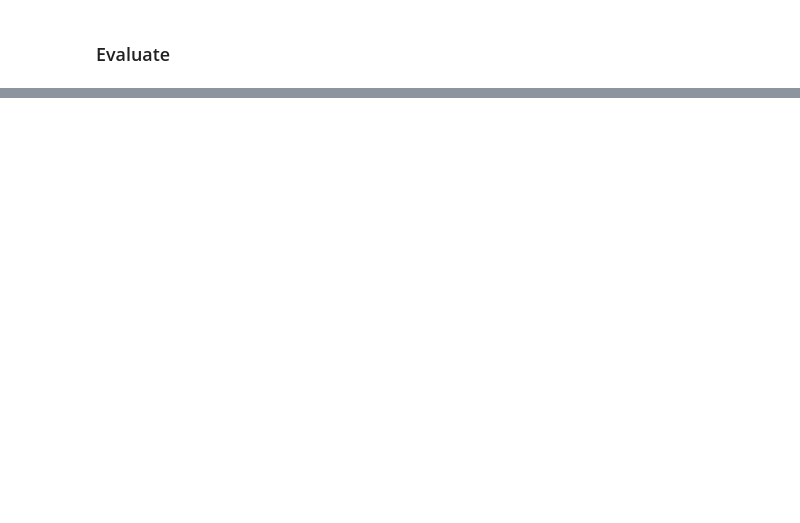
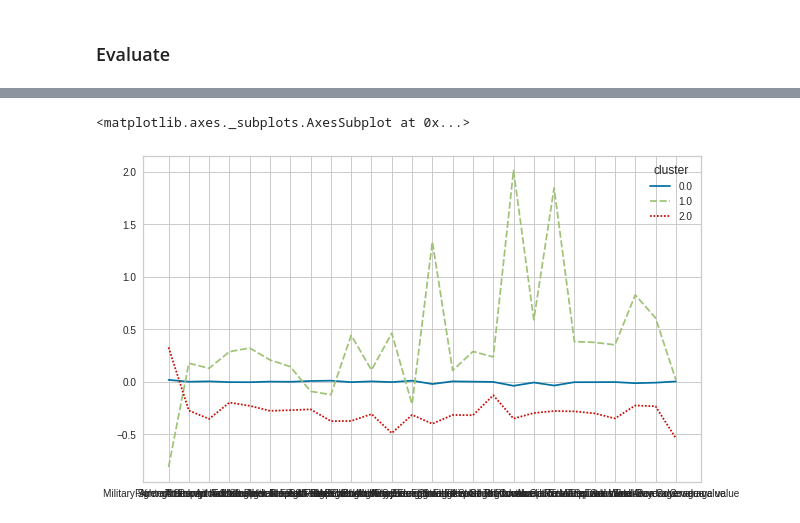
Before and after one commit to halit-vural/CW-Asg-HV-2022, a Jupyter notebook: CW-ML2-Asg4-military_power-C9807-Halit.ipynb, the cells around one changed output, grey strips where cells are left out. Drawn from its saved outputs; the diff is of its cells as text; code cells hidden in the pictures; blank space fills up the shorter version.

```diff
--- a/CW-ML2-Asg4-military_power-C9807-Halit.ipynb
+++ b/CW-ML2-Asg4-military_power-C9807-Halit.ipynb
@@ -824,4 +824,5 @@ plt.scatter(X["Total Border Coverage value"], X["Towed Artillery Strength value"
 # %% [markdown]
 ### Evaluate
 # %%
-X_ = pd.DataFrame(X_scaled, columns=X.columns)
+X_ = pd.DataFrame(X_scaled, columns=X.columns[0:-1]) #we had additional column 'cluster' at the last position
+X_['cluster'] = X['cluster']
@@ -829,0 +829,3 @@ ValueError: ignored
+# %%
+clus_pred = X_.groupby("cluster").mean().T
+clus_pred
@@ -829,0 +850,6 @@ ValueError: ignored
+# %%
+plt.rcParams["figure.figsize"] = (10,6)
+sns.lineplot(data = clus_pred)
+# %% [output]
+<matplotlib.axes._subplots.AxesSubplot at 0x...>
+[figure, added]
```
Also changed, not shown: parts of 26 cells of this notebook.
